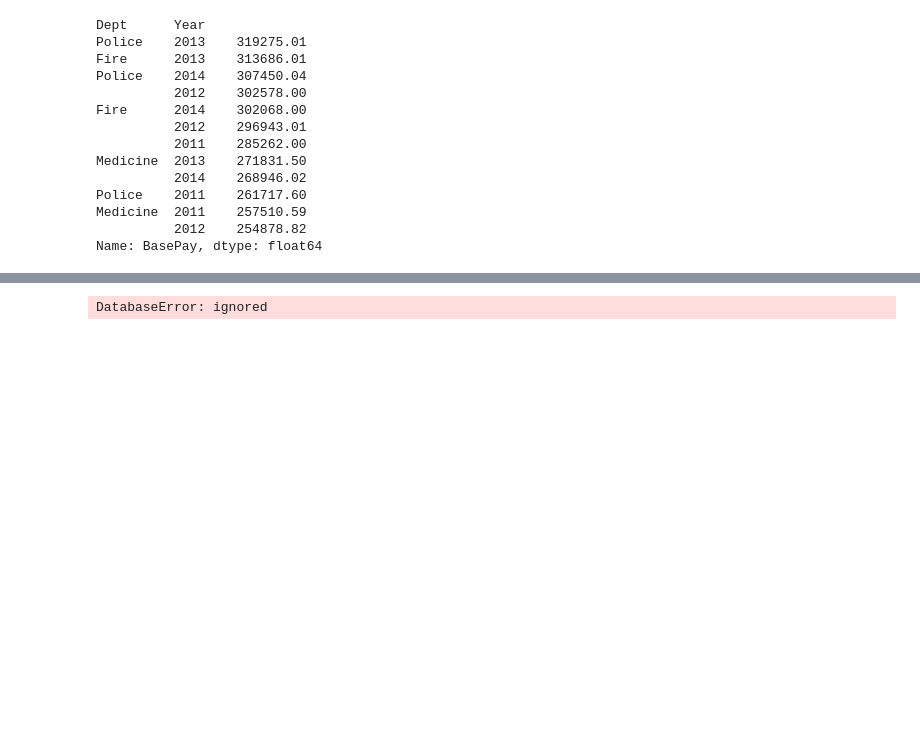
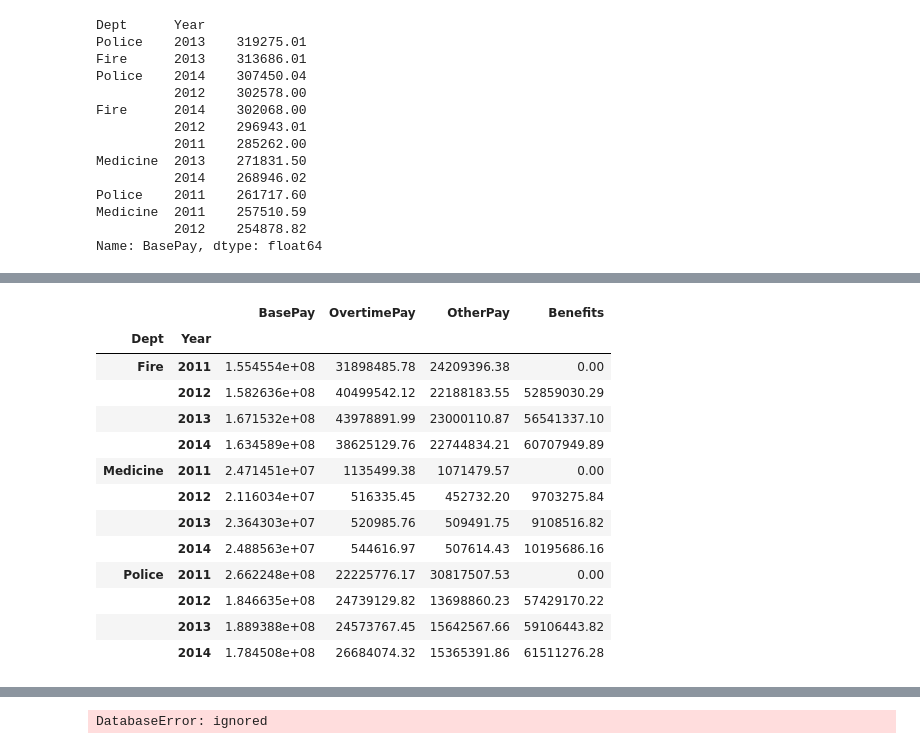
Before and after one commit to EvgenyBelov78/DA1, a Jupyter notebook: Salaries_in_SF.ipynb, the cells around one changed output, grey strips where cells are left out. Saved outputs shown, nothing was run; the diff lists cells and outputs as text; code cells hidden in the pictures; blank space fills up the shorter version.

```diff
--- a/Salaries_in_SF.ipynb
+++ b/Salaries_in_SF.ipynb
@@ -350,0 +368,17 @@ Name: BasePay, dtype: float64
+# %%
+df.groupby(['Dept','Year'])['BasePay',"OvertimePay","OtherPay",'Benefits'].sum()
+# %% [output]
+|  |  | BasePay | OvertimePay | OtherPay | Benefits |
+| Dept | Year |  |  |  |  |
+| Fire | 2011 | 1.554554e+08 | 31898485.78 | 24209396.38 | 0.00 |
+|  | 2012 | 1.582636e+08 | 40499542.12 | 22188183.55 | 52859030.29 |
+|  | 2013 | 1.671532e+08 | 43978891.99 | 23000110.87 | 56541337.10 |
+|  | 2014 | 1.634589e+08 | 38625129.76 | 22744834.21 | 60707949.89 |
+| Medicine | 2011 | 2.471451e+07 | 1135499.38 | 1071479.57 | 0.00 |
+|  | 2012 | 2.116034e+07 | 516335.45 | 452732.20 | 9703275.84 |
+|  | 2013 | 2.364303e+07 | 520985.76 | 509491.75 | 9108516.82 |
+|  | 2014 | 2.488563e+07 | 544616.97 | 507614.43 | 10195686.16 |
+| Police | 2011 | 2.662248e+08 | 22225776.17 | 30817507.53 | 0.00 |
+|  | 2012 | 1.846635e+08 | 24739129.82 | 13698860.23 | 57429170.22 |
+|  | 2013 | 1.889388e+08 | 24573767.45 | 15642567.66 | 59106443.82 |
+|  | 2014 | 1.784508e+08 | 26684074.32 | 15365391.86 | 61511276.28 |
```
Also changed, not shown: parts of 7 cells of this notebook.
